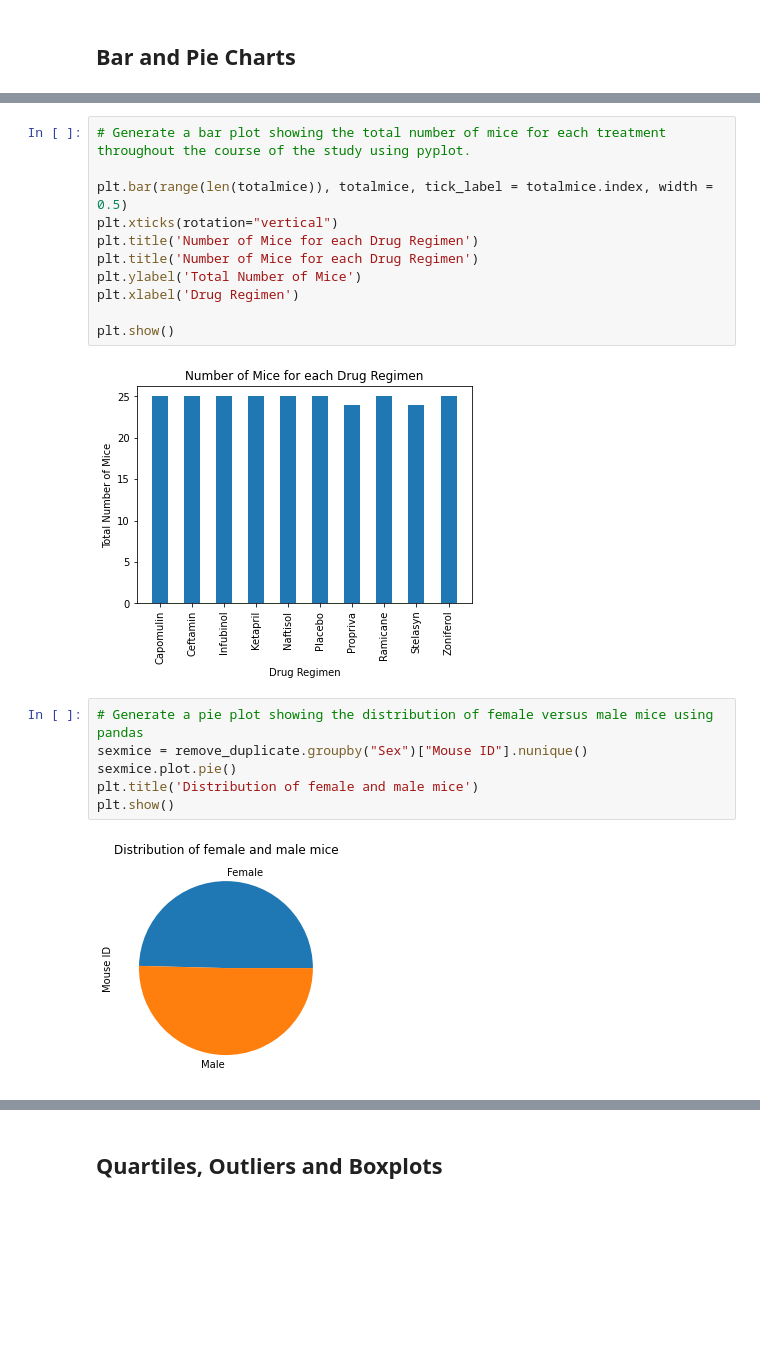
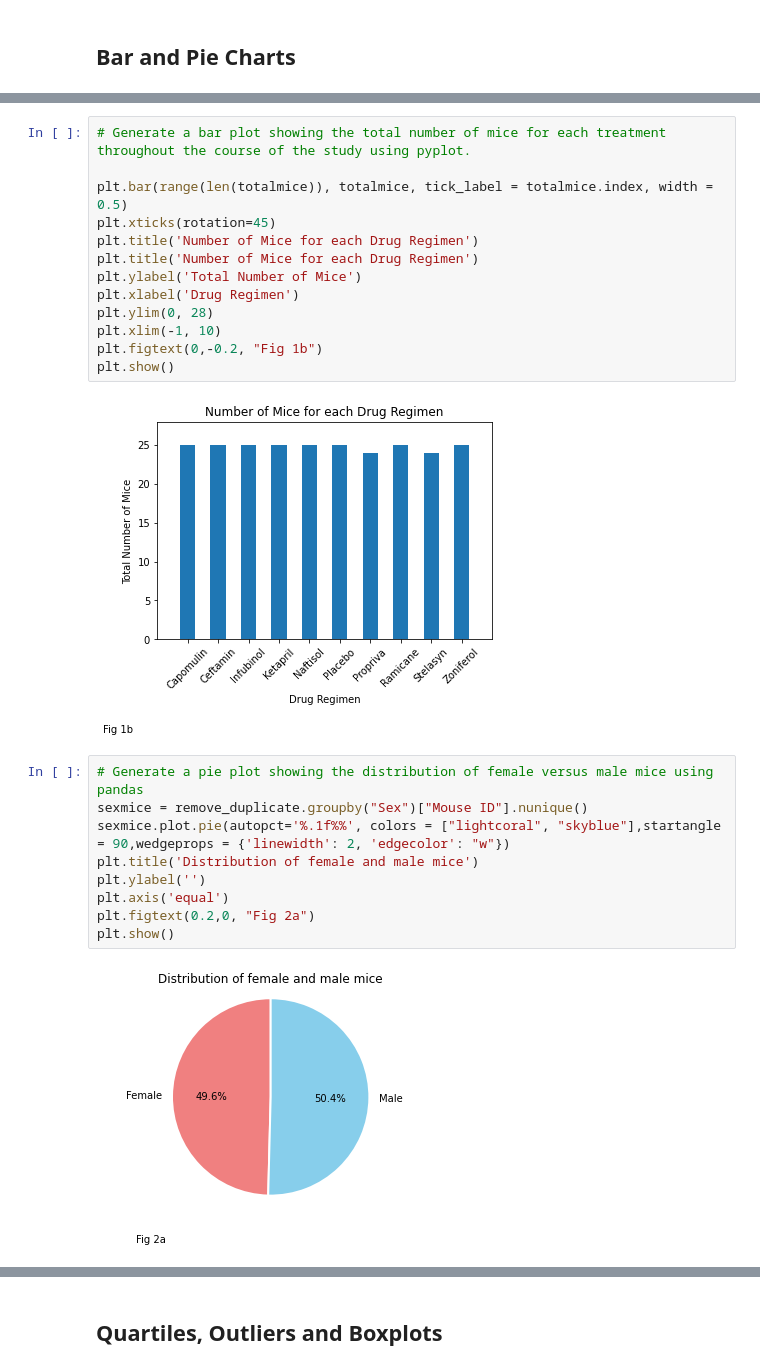
Before and after one commit to FernB/Matplotlib_Homework, a Jupyter notebook: Pymaceuticals/pymaceuticals_starter.ipynb, the cells around one changed output, grey strips where cells are left out. Cells and saved outputs as stored; diff of their text form; blank space fills up the shorter version.

Commit message:
adds titles and labels to plots

```diff
--- a/Pymaceuticals/pymaceuticals_starter.ipynb
+++ b/Pymaceuticals/pymaceuticals_starter.ipynb
@@ -103,23 +107,28 @@ plt.show()
 # Generate a bar plot showing the total number of mice for each treatment throughout the course of the study using pyplot.
 
 plt.bar(range(len(totalmice)), totalmice, tick_label = totalmice.index, width = 0.5)
-plt.xticks(rotation="vertical")
+plt.xticks(rotation=45)
 plt.title('Number of Mice for each Drug Regimen')
 plt.title('Number of Mice for each Drug Regimen')
 plt.ylabel('Total Number of Mice')
 plt.xlabel('Drug Regimen')
-
+plt.ylim(0, 28)
+plt.xlim(-1, 10)
+plt.figtext(0,-0.2, "Fig 1b")
 plt.show()
 # %% [output]
-[figure, old version]
+[figure, new version]
 # %%
 # Generate a pie plot showing the distribution of female versus male mice using pandas
 sexmice = remove_duplicate.groupby("Sex")["Mouse ID"].nunique()
-sexmice.plot.pie()
+sexmice.plot.pie(autopct='%.1f%%', colors = ["lightcoral", "skyblue"],startangle = 90,wedgeprops = {'linewidth': 2, 'edgecolor': "w"})
 plt.title('Distribution of female and male mice')
+plt.ylabel('')
+plt.axis('equal')
+plt.figtext(0.2,0, "Fig 2a")
 plt.show()
 # %% [output]
-[figure, old version]
+[figure, new version]
 # %%
 # Generate a pie plot showing the distribution of female versus male mice using pyplot
 labels = sexmice.index
```
Also changed, not shown: parts of 15 cells of this notebook.
